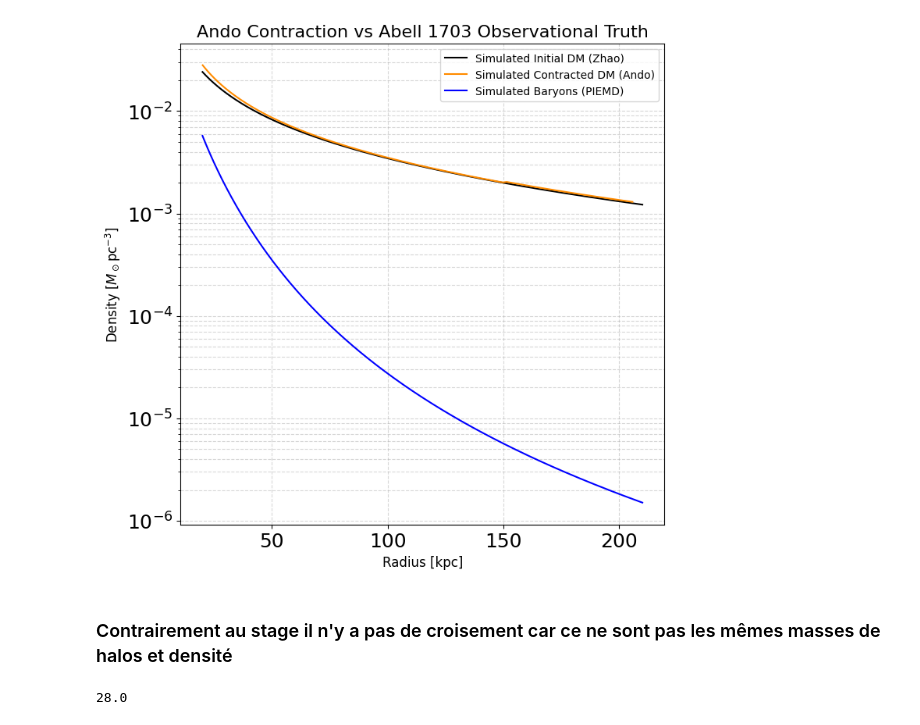
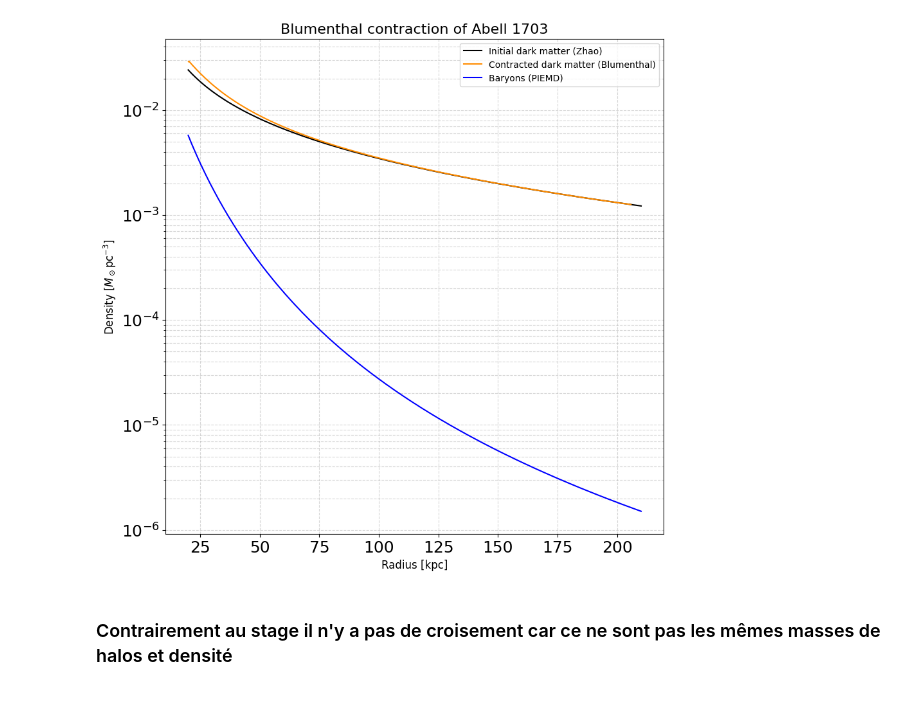
Before and after one commit to BaptisteSevilla/Dark-matter, a Jupyter notebook: Super.ipynb, the cells around one changed output. Drawn from its saved outputs; the diff is of its cells as text; code cells hidden in the pictures.

```diff
--- a/Super.ipynb
+++ b/Super.ipynb
@@ -25,8 +25,8 @@ FIGSIZE = (10,10)
 halo = general.contract_halo()
 
 # Convert the simulated radius from Mpc/h back to physical kpc
-r_kpc_sim = (halo['r'] / constantes.H) * 1000.0
-rf_kpc_sim = (halo['r_f'] / constantes.H) * 1000.0
+r_kpc = (halo['r'] / constantes.H) * 1000.0
+rf_kpc = (halo['r_f'] / constantes.H) * 1000.0
 
 dm = halo['dm_profile']
 bar = halo['baryon_profile']
@@ -51,6 +51,8 @@ def gnfw_integrand(x, alpha_val):
 
 integral_val, _ = quad(gnfw_integrand, 0, c200, args=(alpha,))
 
+
+# Equations and params used by Marceau
 z_cluster = 0.28
 H0 = 70.0
 Omega_m = 0.3
@@ -60,44 +62,36 @@ Hz_kpc = (H0 / 1000.0) * np.sqrt(Omega_m * (1 + z_cluster)**3 + Omega_L)
 rho_crit_z = (3 * Hz_kpc**2) / (8 * np.pi * G_kpc)
 rho_s_kpc = (200.0 / 3.0) * rho_crit_z * (c200**3) / integral_val
 
+#Baryons density
 density_cd_pc = (rho_0_dpie_kpc / ((r_kpc_obs**2) * (1 + (r_kpc_obs / r_cut_cd_kpc)**2))) / 1e9
 x = r_kpc_obs / r_s_kpc
+# density_cd_pc = (rho_0_dpie_kpc / ((config.R**2) * (1 + (config.R / r_cut_cd_kpc)**2))) / 1e9
+# x = config.R / r_s_kpc
+# NFW used
 density_gnfw_pc = (rho_s_kpc / ((x**alpha) * (1 + x)**(3 - alpha))) / 1e9
+# %%
+# Mask for the contracted dark matter
+rf_clean = rf_kpc[1:]
+rho_contracted_clean = halo['rho_dm_contracted'][1:]
+valid_rf = rf_clean >= 20
 # %%
-FIGSIZE = (8,8)
 plt.figure(figsize=FIGSIZE)
+plt.semilogy(r_kpc, halo['rho_dm_initial'] , label=f'Initial dark matter ({dm})', color='black')
+plt.semilogy(rf_clean[valid_rf], rho_contracted_clean[valid_rf], label=f'Contracted dark matter ({cnt})', color='darkorange')
+plt.semilogy(r_kpc, rho_baryons , label=f'Baryons ({bar})', color='blue')
 
-# Plot Simulated Profiles
-plt.semilogy(r_kpc_sim, halo['rho_dm_initial'] , label=f'Simulated Initial DM ({dm})', color='black')
+# Plot Observational Truth (Abell 1703)
+# plt.semilogy(r_kpc_obs, density_gnfw_pc, label=f'Abell 1703 dark matter', color='purple', ls='--', linewidth=2.5)
+# plt.semilogy(r_kpc_obs, density_cd_pc, label=f'Abell 1703 baryons ', color='magenta', ls='--', linewidth=2.5)
 
-# 1. Slice off the artificial first point (index 0) from the contracted arrays
-rf_clean = rf_kpc_sim[1:]
-rho_contracted_clean = halo['rho_dm_contracted'][1:]
-
-# 2. Apply the mask to the cleaned arrays
-valid_rf = rf_clean >= 20
-
-# 3. Plot the cleaned, masked arrays
-plt.semilogy(rf_clean[valid_rf], rho_contracted_clean[valid_rf] , label=f'Simulated Contracted DM ({cnt})', color='darkorange')
-
-plt.semilogy(r_kpc_sim, rho_baryons , label=f'Simulated Baryons ({bar})', color='blue')
-
-# Plot Observational Truth (Abell 1703) on absolute kpc scale
-# plt.semilogy(r_kpc_obs, density_gnfw_pc, label=f'Abell 1703 DM (gNFW, $\\alpha$={alpha})', color='purple', ls='--', linewidth=2.5)
-# plt.semilogy(r_kpc_obs, density_cd_pc, label=f'Abell 1703 Baryons (cD Galaxy)', color='magenta', ls='--', linewidth=2.5)
-
-plt.title(f"{cnt.capitalize()} Contraction vs Abell 1703 Observational Truth", fontsize=16)
+plt.title(f"{cnt.capitalize()} contraction of Abell 1703", fontsize=16)
 plt.xlabel(r'Radius [kpc]', fontsize=12)
 plt.ylabel(r'Density [$M_\odot \mathrm{pc}^{-3}$]', fontsize=12)
 plt.legend(fontsize=10)
 plt.grid(True, which="both", ls="--", alpha=0.5)
 
 plt.show()
 # %% [output]
-[figure, old version]
+[figure, new version]
 # %% [markdown]
 ### Contrairement au stage il n'y a pas de croisement car ce ne sont pas les mêmes masses de halos et densité
-# %%
-print (40 * 0.7)
-# %% [output]
-28.0
```
Also changed, not shown: 2 other files.
